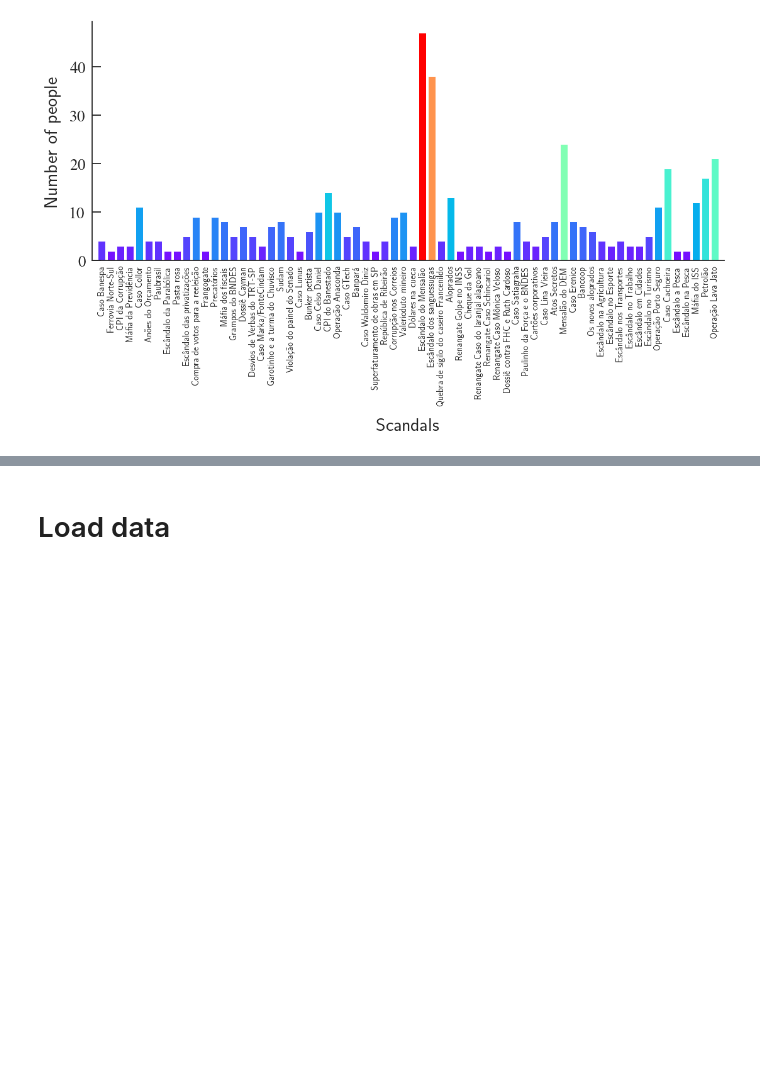
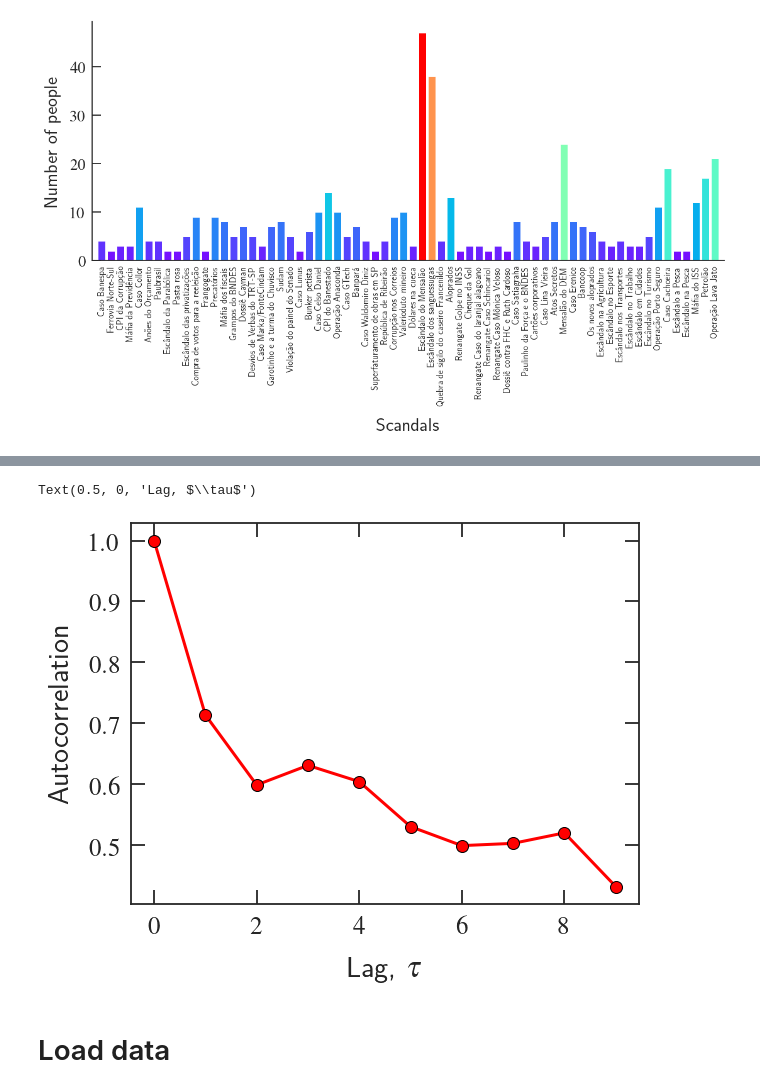
Before and after one commit to lgaalves/AppliedMathSchoolLectures, a Jupyter notebook: day-6-complex-network-analysis-of-corruption/03 - Corruption Network.ipynb, the cells around one changed output, grey strips where cells are left out. Saved outputs shown, nothing was run; the diff lists cells and outputs as text; code cells hidden in the pictures; blank space fills up the shorter version.

```diff
--- a/day-6-complex-network-analysis-of-corruption/03 - Corruption Network.ipynb
+++ b/day-6-complex-network-analysis-of-corruption/03 - Corruption Network.ipynb
@@ -142,0 +294,4 @@ Text(0.5, 0, 'Scandals')
+# %%
+def autocorr(x):
+    result = np.correlate(x, x, mode='full')
+    return result[result.size // 2:]
@@ -143,3 +312,20 @@ Text(0.5, 0, 'Scandals')
+# %%
+fig, ax = plt.subplots(figsize=figsize)
+xauto=np.arange(0,10,1)
+yaut=autocorr(y)[:10]
+ax.plot(xauto,yaut/max(yaut),
+        marker='o',
+        color='r',
+        markeredgecolor='k',
+        markersize=12,
+        linewidth=3)
+# ax.fill_between(xauto, yinf/max(yaut), ysup/max(yaut),color='gray')
+
+ax.set_ylabel(r"Autocorrelation")
+ax.set_xlabel(r"Lag, $\tau$")
+# %% [output]
+Text(0.5, 0, 'Lag, $\\tau$')
+[figure, added]
 # %% [markdown]
 # Load data
 # %%
```
Also changed, not shown: parts of 31 cells of this notebook.
